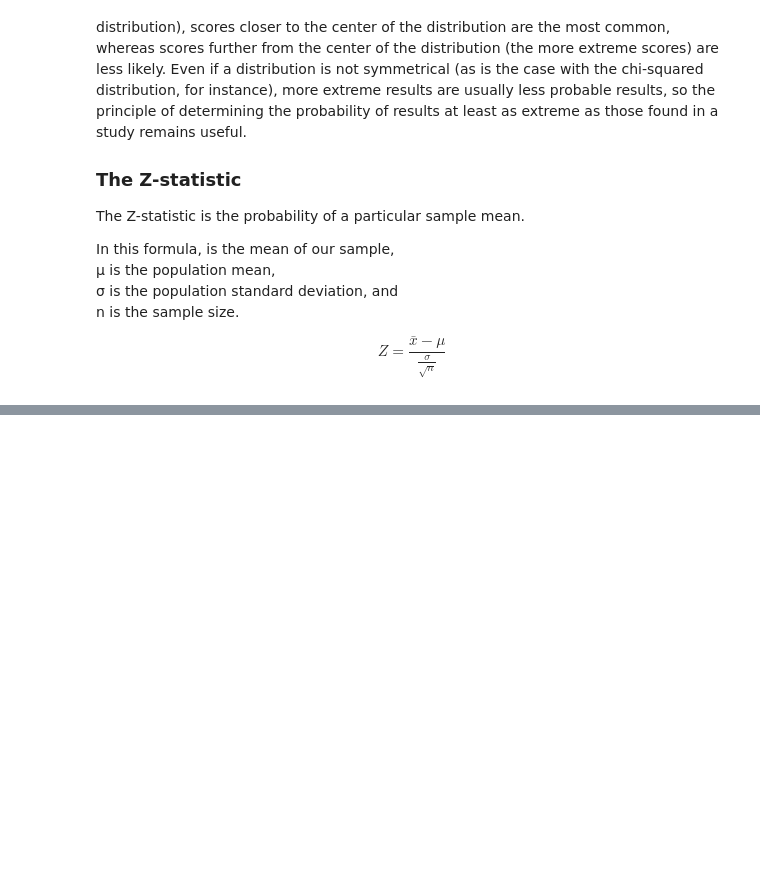
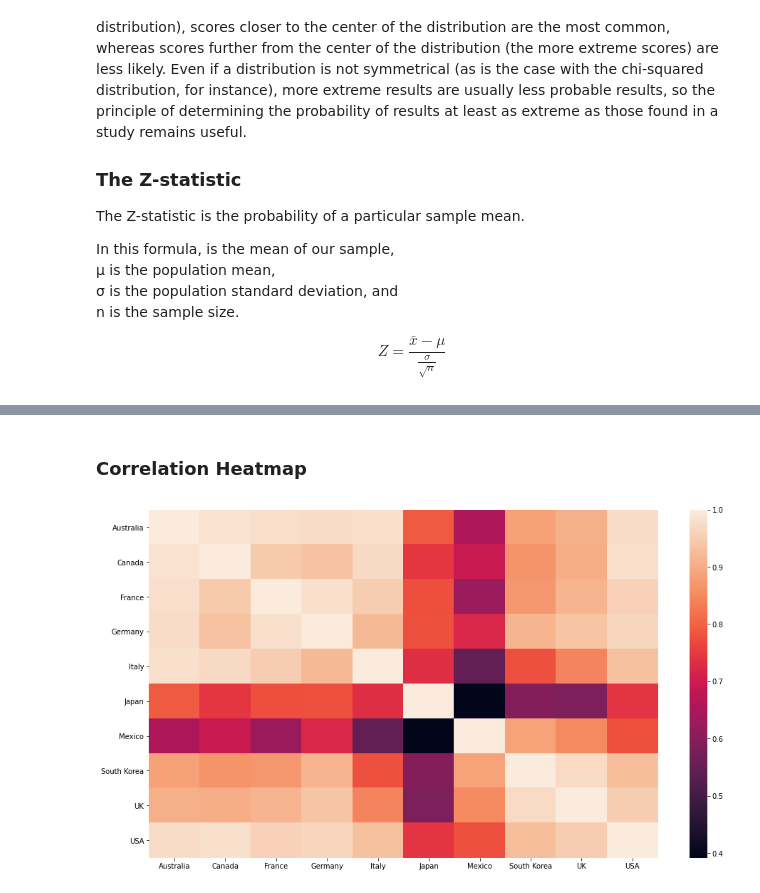
Before and after one commit to jonathanhild/notebooks, a Jupyter notebook: stats_inferential.ipynb, the cells around one changed output, grey strips where cells are left out. Drawn from its saved outputs; the diff is of its cells as text; code cells hidden in the pictures; blank space fills up the shorter version.

Commit message:
add correlation to inferential stats

```diff
--- a/stats_inferential.ipynb
+++ b/stats_inferential.ipynb
@@ -235,0 +114,3 @@ plt.show()
+# %%
+gas_prices = pd.read_csv('./data/gas_prices.csv', index_col='Year')
+gas_prices.head()
@@ -235,0 +216,8 @@ plt.show()
+# %% [markdown]
+### Correlation Heatmap
+# %%
+fig = plt.figure(figsize=(16,9))
+sns.heatmap(gas_prices.corr())
+plt.show()
+# %% [output]
+[figure, added]
```
Also changed, not shown: parts of 30 cells of this notebook, 2 other files.
